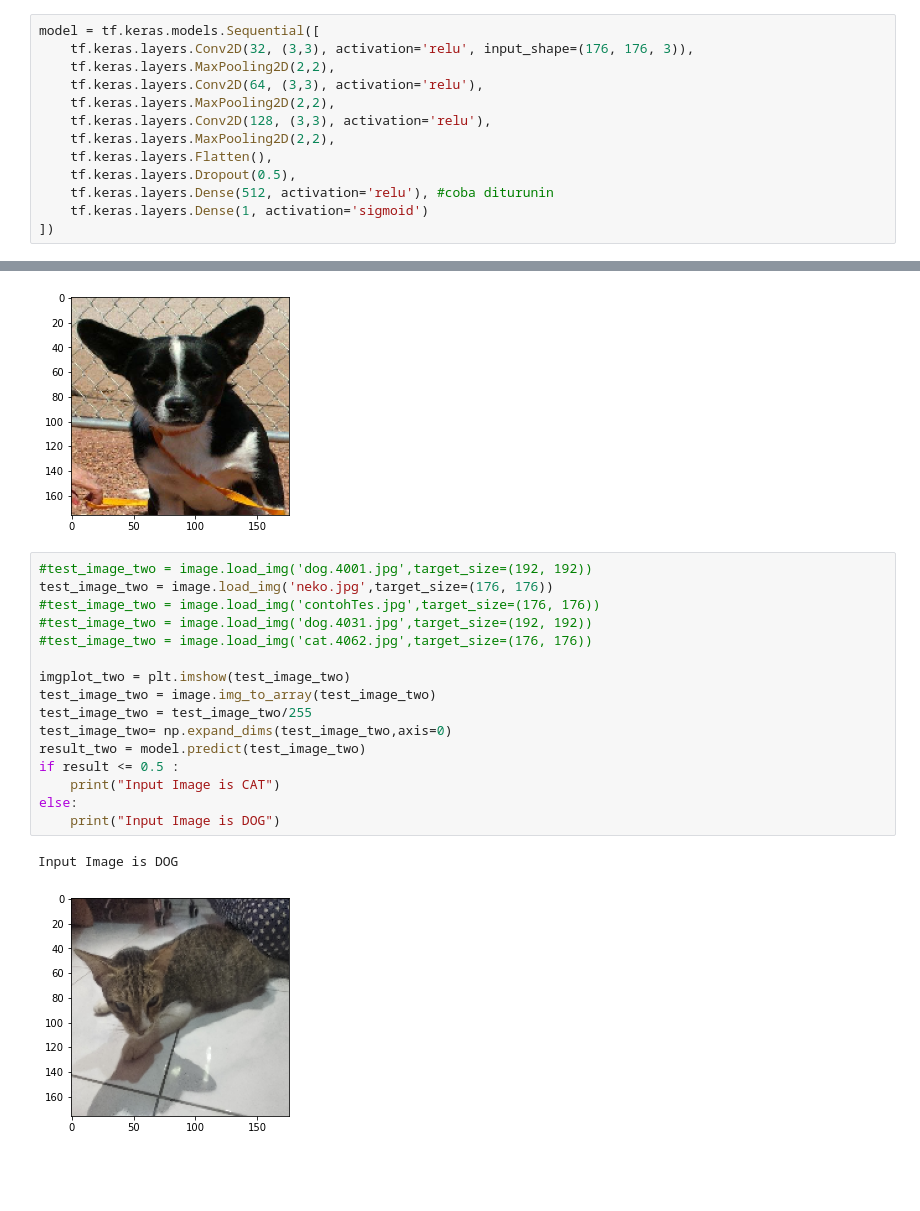
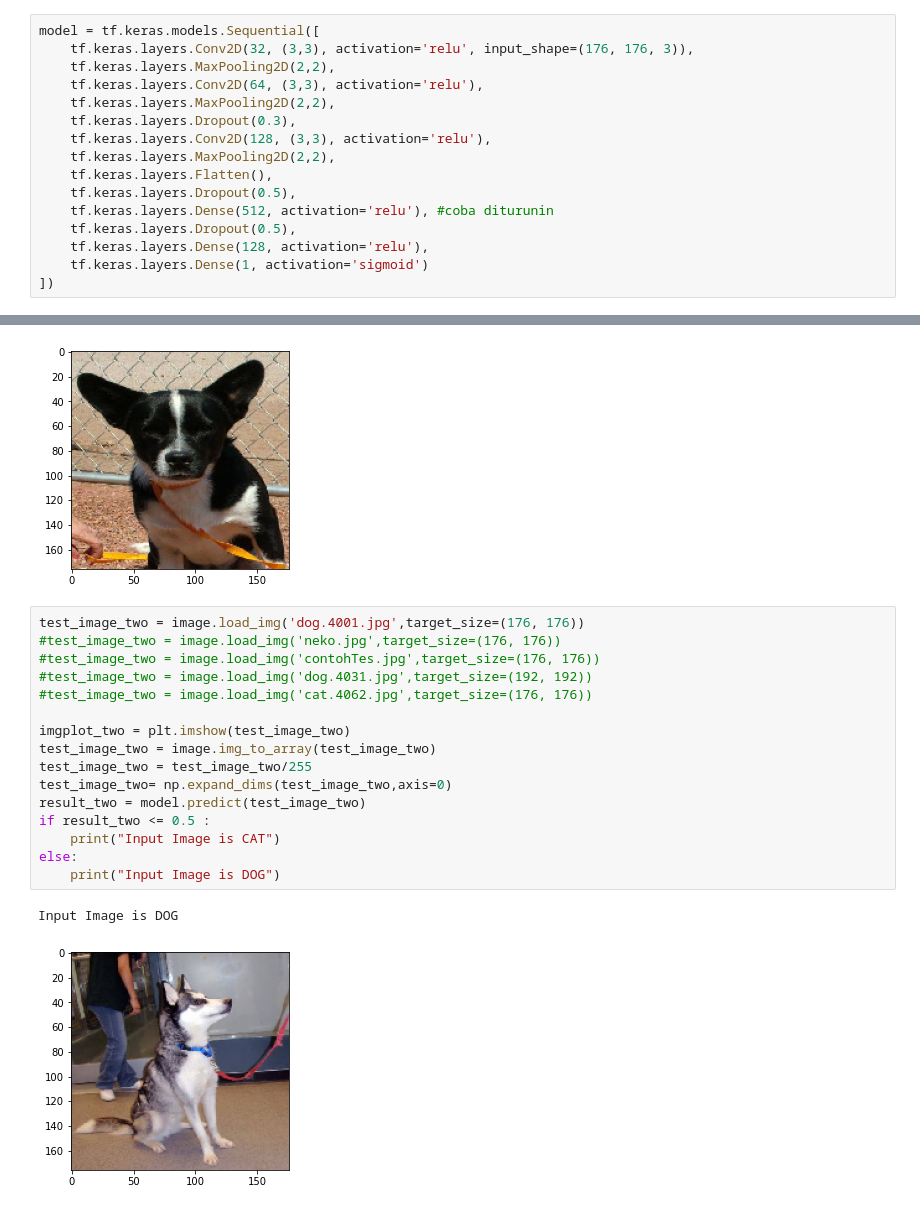
Before and after one commit to hikizan/ImageClassificationWithoutOverfitting, a Jupyter notebook: ImageClassification3.ipynb, the cells around one changed output, grey strips where cells are left out. Drawn from its saved outputs; the diff is of its cells as text; blank space fills up the shorter version.

```diff
--- a/ImageClassification3.ipynb
+++ b/ImageClassification3.ipynb
@@ -48,11 +48,14 @@ model = tf.keras.models.Sequential([
     tf.keras.layers.MaxPooling2D(2,2),
     tf.keras.layers.Conv2D(64, (3,3), activation='relu'),
     tf.keras.layers.MaxPooling2D(2,2),
+    tf.keras.layers.Dropout(0.3),
     tf.keras.layers.Conv2D(128, (3,3), activation='relu'),
     tf.keras.layers.MaxPooling2D(2,2),
     tf.keras.layers.Flatten(),
     tf.keras.layers.Dropout(0.5),
     tf.keras.layers.Dense(512, activation='relu'), #coba diturunin
+    tf.keras.layers.Dropout(0.5),
+    tf.keras.layers.Dense(128, activation='relu'),
     tf.keras.layers.Dense(1, activation='sigmoid')
 ])
 # %%
@@ -131,24 +134,24 @@ else:
 Input Image is DOG
 [figure]
 # %%
-#test_image_two = image.load_img('dog.4001.jpg',target_size=(192, 192))
-test_image_two = image.load_img('neko.jpg',target_size=(176, 176))
+test_image_two = image.load_img('dog.4001.jpg',target_size=(176, 176))
+#test_image_two = image.load_img('neko.jpg',target_size=(176, 176))
 #test_image_two = image.load_img('contohTes.jpg',target_size=(176, 176))
 #test_image_two = image.load_img('dog.4031.jpg',target_size=(192, 192))
 #test_image_two = image.load_img('cat.4062.jpg',target_size=(176, 176))
 
 imgplot_two = plt.imshow(test_image_two)
 test_image_two = image.img_to_array(test_image_two)
 test_image_two = test_image_two/255
 test_image_two= np.expand_dims(test_image_two,axis=0)
 result_two = model.predict(test_image_two)
-if result <= 0.5 :
+if result_two <= 0.5 :
     print("Input Image is CAT")
 else:
     print("Input Image is DOG")
 # %% [output]
 Input Image is DOG
-[figure, old version]
+[figure, new version]
 # %%
 import matplotlib.pyplot as plt
 import matplotlib.image as mpimg
```
Also changed, not shown: parts of 3 cells of this notebook.
